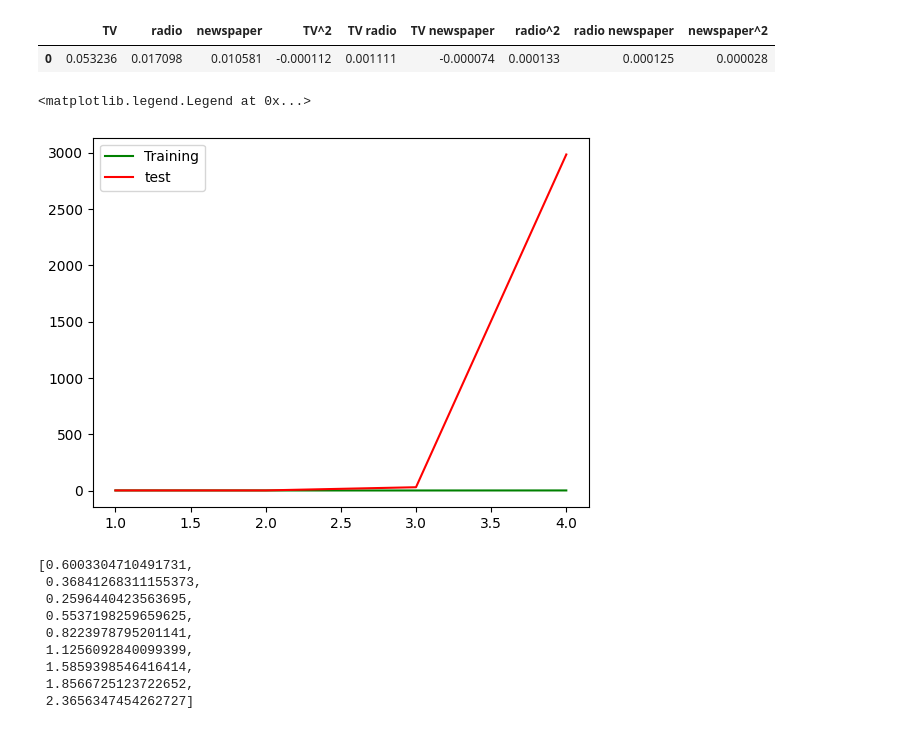
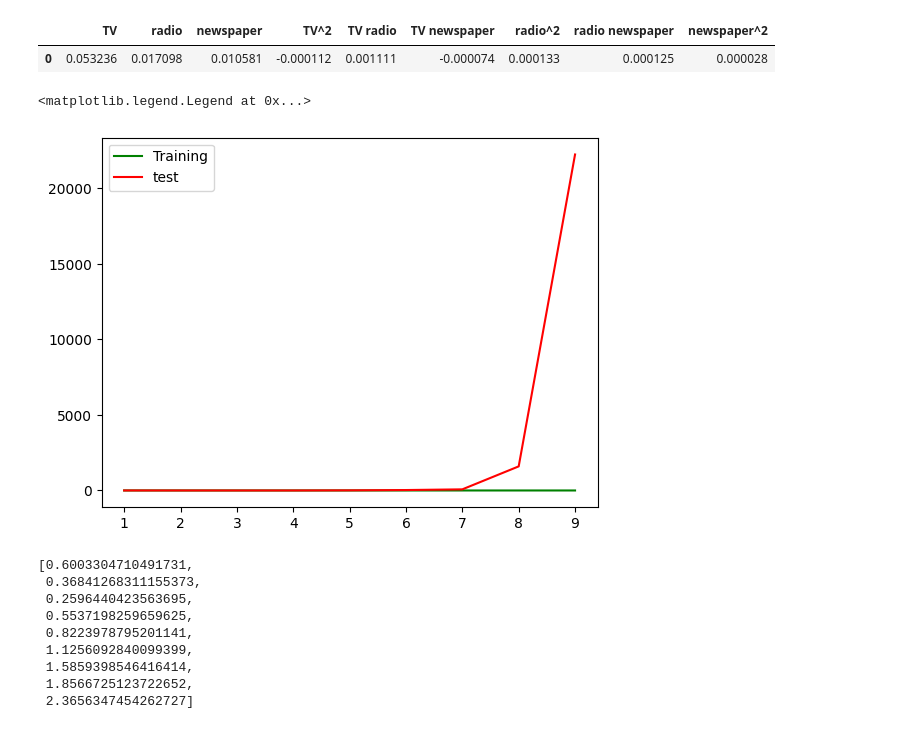
Before and after one commit to ryslipe/master_class, a Jupyter notebook: linear_regression/03_polynomial_features.ipynb, the cells around one changed output. Drawn from its saved outputs; the diff is of its cells as text; code cells hidden in the pictures.

Commit message:
fixed graphing loop

```diff
--- a/linear_regression/03_polynomial_features.ipynb
+++ b/linear_regression/03_polynomial_features.ipynb
@@ -71,16 +71,21 @@ coef_df
 |  | TV | radio | newspaper | TV^2 | TV radio | TV newspaper | radio^2 | radio newspaper | newspaper^2 |
 | 0 | 0.053236 | 0.017098 | 0.010581 | -0.000112 | 0.001111 | -0.000074 | 0.000133 | 0.000125 | 0.000028 |
 # %%
+
+
+
 rmse_train = []
 rmse_test = []
+
 for i in range(1, 10):
-    # Create polynomial features
+    # Split the data into training and test sets within the loop
+    X_train, X_test, y_train, y_test = train_test_split(X, y, test_size=0.2, random_state=42)
+
+    # Create polynomial features for the training data
     poly = PolynomialFeatures(degree=i, include_bias=False)
-
-    # Fit and transform the training data
     X_train_poly = poly.fit_transform(X_train)
 
-    # Transform the test data
+    # Transform the test data using the same polynomial transformation
     X_test_poly = poly.transform(X_test)
 
     # Create and train the linear regression model
@@ -101,12 +106,12 @@ for i in range(1, 10):
 # %%
 # plot results
 import matplotlib.pyplot as plt
-plt.plot(range(1, 5), rmse_train[:4], color = 'green', label = 'Training')
-plt.plot(range(1, 5), rmse_test[:4], color = 'red', label = 'test')
+plt.plot(range(1, 10), rmse_train, color = 'green', label = 'Training')
+plt.plot(range(1, 10), rmse_test, color = 'red', label = 'test')
 plt.legend()
 # %% [output]
 <matplotlib.legend.Legend at 0x...>
-[figure, old version]
+[figure, new version]
 # %%
 rmse_train
 # %% [output]
```
Also changed, not shown: parts of 2 cells of this notebook.
